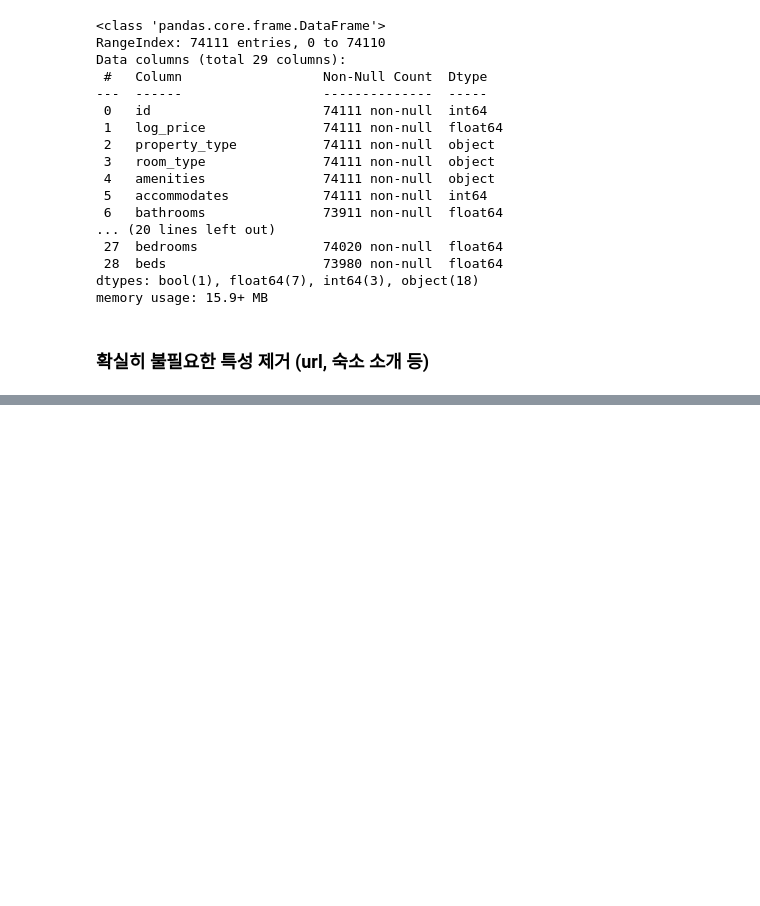
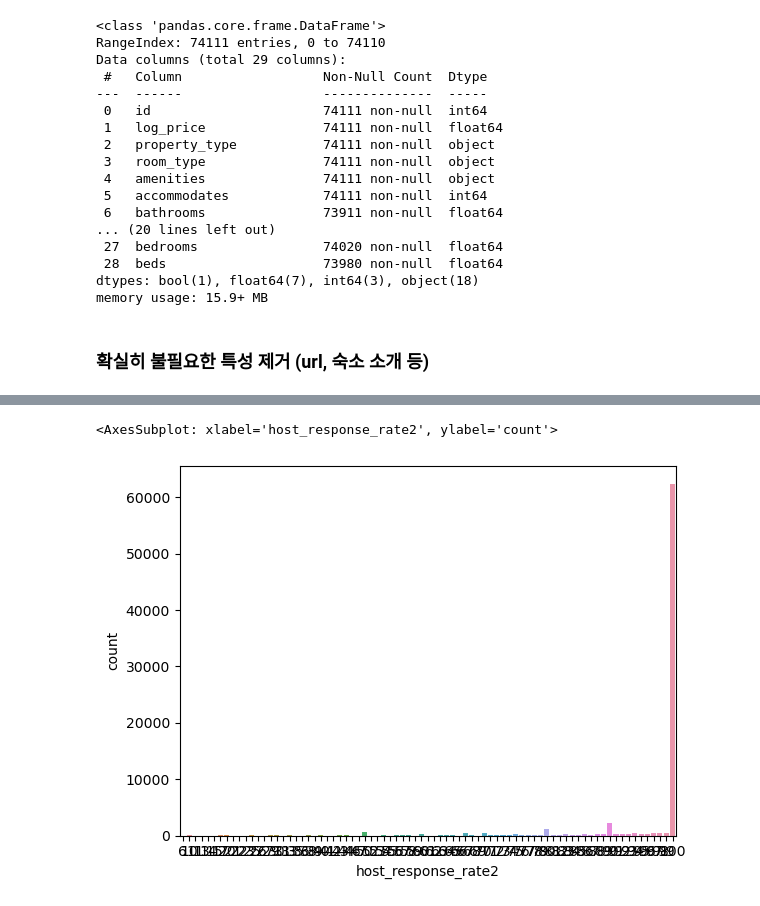
Before and after one commit to calebsuminkim/da_28_2nd_1team, a Jupyter notebook: 2ndproject_sumin.ipynb, the cells around one changed output, grey strips where cells are left out. Saved outputs shown, nothing was run; the diff lists cells and outputs as text; code cells hidden in the pictures; blank space fills up the shorter version.

```diff
--- a/2ndproject_sumin.ipynb
+++ b/2ndproject_sumin.ipynb
@@ -104,0 +284,8 @@ np.__version__
+# %%
+# 0을 100으로 채우기
+df['host_response_rate2'].replace(0, 100, inplace = True)
+# %%
+sns.countplot(x = df['host_response_rate2'])
+# %% [output]
+<AxesSubplot: xlabel='host_response_rate2', ylabel='count'>
+[figure, added]
```
Also changed, not shown: parts of 139 cells of this notebook.
